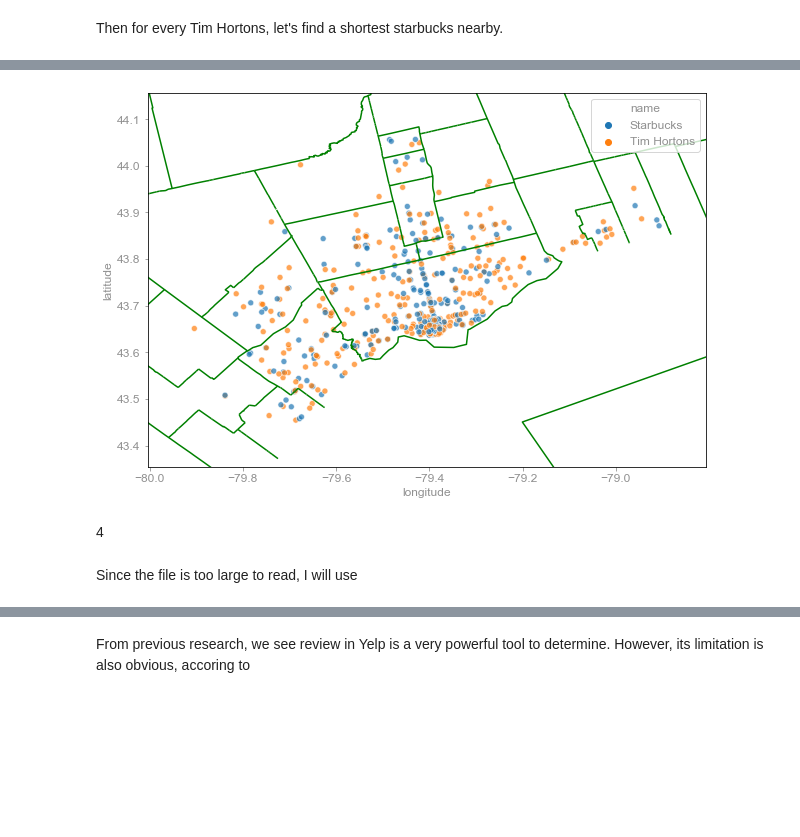
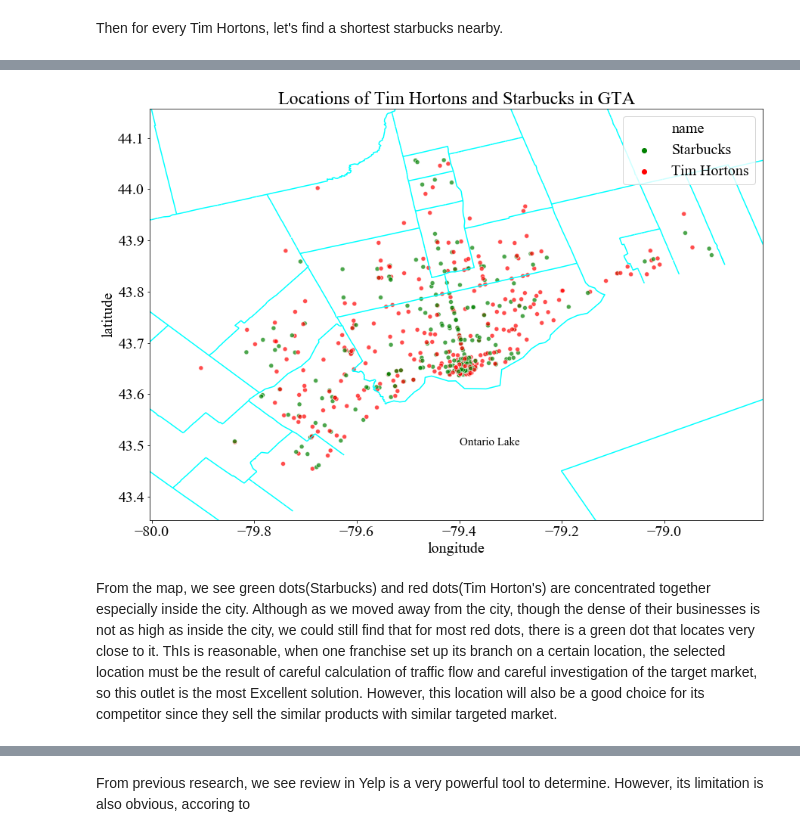
Before and after one commit to wangz585/Yelp-Data-Analysis, a Jupyter notebook: A2.ipynb, the cells around one changed output, grey strips where cells are left out. Cells and saved outputs as stored; diff of their text form; code cells hidden in the pictures; blank space fills up the shorter version.

```diff
--- a/A2.ipynb
+++ b/A2.ipynb
@@ -729,2 +980,2 @@ See the caveats in the documentation: http://pandas.pydata.org/pandas-docs/stabl
 # %%
-top_20_franchises = pd.DataFrame(GTA_business_df['modified_name'].value_counts().head(20))
+franchises_count = pd.DataFrame(GTA_business_df['modified_name'].value_counts().rename(columns = {"modified_name" : "counts"}))
@@ -767,0 +1013,4 @@ plt.show()
+# %%
+franchise = check_franchise(GTA_business_df)
+GTA_business_df['franchise'] = franchise
+franchise_df = GTA_business_df[GTA_business_df['franchise'] == True]
@@ -794,7 +1106,7 @@ Toronto_lis.remove('Toronto-North York')
 # %%
 city_name_list = GTA_business_df['city']
 city_name_list.replace(Toronto_lis, 'Toronto',  inplace = True)
-GTA_business_df['modified_name'] = city_name_list
-Toronto_business_df = GTA_business_df[GTA_business_df['modified_name'] == 'Toronto']
-Other_business_df =  GTA_business_df[GTA_business_df['modified_name'] != 'Toronto']
-GTA_business_df['city']
+GTA_business_df['modified_name_city'] = city_name_list
+Toronto_business_df = GTA_business_df[GTA_business_df['modified_name_city'] == 'Toronto']
+Other_business_df =  GTA_business_df[GTA_business_df['modified_name_city'] != 'Toronto']
+GTA_business_df['Toronto'] = [i=='Toronto' for i in city_name_list]
@@ -896,0 +1191,13 @@ Name: min_distance, dtype: float64
+# %%
+tim = star_tim[star_tim['modified_name'] == 'Tim Hortons']
+tim['min_distance'] = min_distance
+plt.figure(figsize=(13,10), dpi= 80)
+plt.rcParams['font.family'] =  "Times New Roman"
+plt.rcParams['text.color'] = 'black'
+plt.rcParams['font.size']=20
+plt.rcParams['axes.labelcolor'] = 'black'
+sns.distplot(tim['min_distance'], kde=False, color='red', bins=100)
+plt.title('The shortest distance between a Tim Hortons and a StarBucks', fontsize=18)
+plt.xlabel('Distance(km)', fontsize=16)
+plt.ylabel('Frequency', fontsize=16)
+plt.show()
@@ -897,13 +1208,15 @@ Name: min_distance, dtype: float64
 # %%
-plt.figure(figsize=(10,15))
-base = sns.scatterplot(x = 'longitude', y = 'latitude', hue = 'name', data=star_tim, alpha=0.7)
-ontario_map.plot(ax=base,edgecolor= 'green')
+fig = plt.figure()
+fig.set_size_inches(18, 10)
+ax = fig.add_subplot()
+ontario_map.plot(edgecolor= 'black', color = 'cyan', ax = ax)
+sns.scatterplot(x = 'longitude', y = 'latitude', hue = 'name', data=star_tim, alpha=0.7, ax = ax, palette=["green", "red"])
 plt.xlim(star_tim.longitude.min()-0.1, star_tim.longitude.max()+0.1)
 plt.ylim(star_tim.latitude.min()-0.1, star_tim.latitude.max()+0.1)
+ax.text(-79.4, 43.5 , 'Ontario Lake',  size=15, color= 'black')
+plt.title("Locations of Tim Hortons and Starbucks in GTA")
 plt.show()
 # %% [output]
-[figure, old version]
+[figure, new version]
-# %% [markdown]
-4
-# %% [markdown]
-Since the file is too large to read, I will use
+# %% [markdown]
+From the map, we see green dots(Starbucks) and red dots(Tim Horton's) are concentrated together especially inside the city. Although as we moved away from the city, though the dense of their businesses is not as high as inside the city, we could still find that for most red dots, there is a green dot that locates very close to it. ThIs is reasonable, when one franchise set up its branch on a certain location, the selected location must be the result of careful calculation of traffic flow and careful investigation of the target market, so this outlet is the most Excellent solution. However, this location will also be a good choice for its competitor since they sell the similar products with similar targeted market.
```
Also changed, not shown: parts of 241 cells of this notebook, 1 other file.
